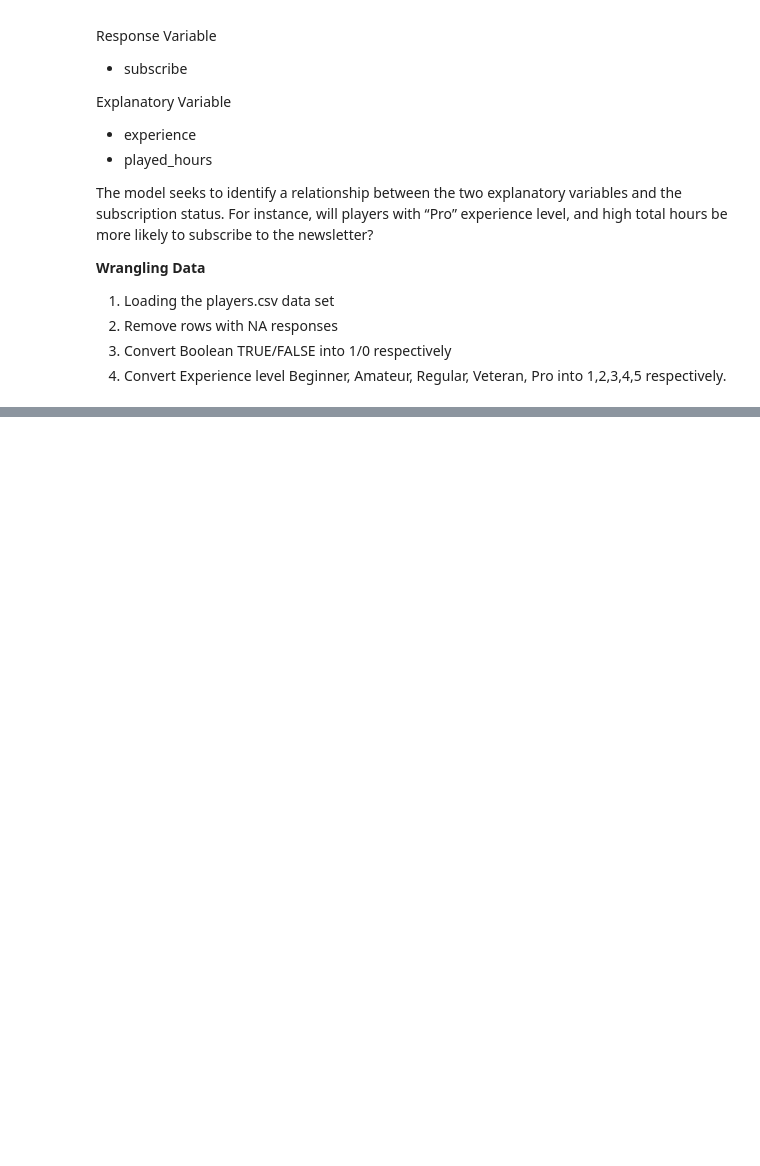
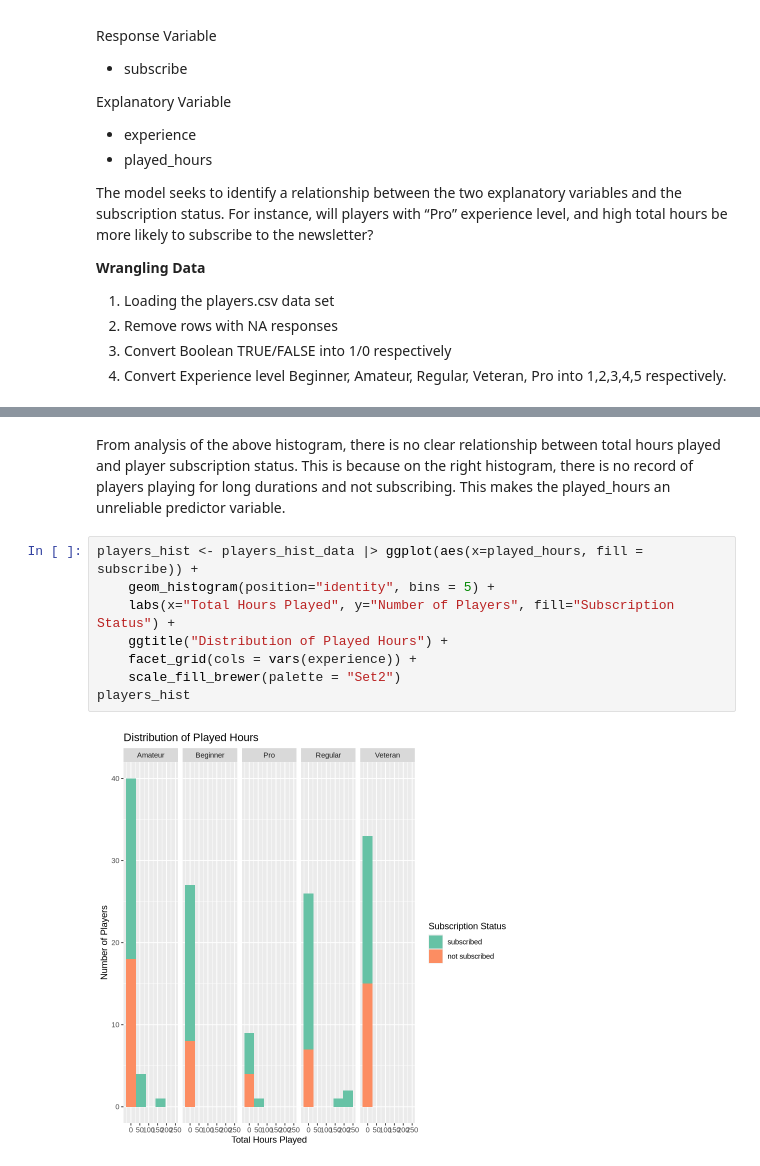
Before and after one commit to ivanchau1/dsci-project, a Jupyter notebook: Proposal.ipynb, the cells around one changed output, grey strips where cells are left out. Drawn from its saved outputs; the diff is of its cells as text; blank space fills up the shorter version.

```diff
--- a/Proposal.ipynb
+++ b/Proposal.ipynb
@@ -102,0 +200,12 @@ Explanatory Variable
+# %% [markdown]
+From analysis of the above histogram, there is no clear relationship between total hours played and player subscription status. This is because on the right histogram, there is no record of players playing for long durations and not subscribing. This makes the played_hours an unreliable predictor variable.
+# %%
+players_hist <- players_hist_data |> ggplot(aes(x=played_hours, fill = subscribe)) +
+    geom_histogram(position="identity", bins = 5) +
+    labs(x="Total Hours Played", y="Number of Players", fill="Subscription Status") +
+    ggtitle("Distribution of Played Hours") +
+    facet_grid(cols = vars(experience)) +
+    scale_fill_brewer(palette = "Set2")
+players_hist
+# %% [output]
+[figure, added]
```
Also changed, not shown: parts of 14 cells of this notebook.
